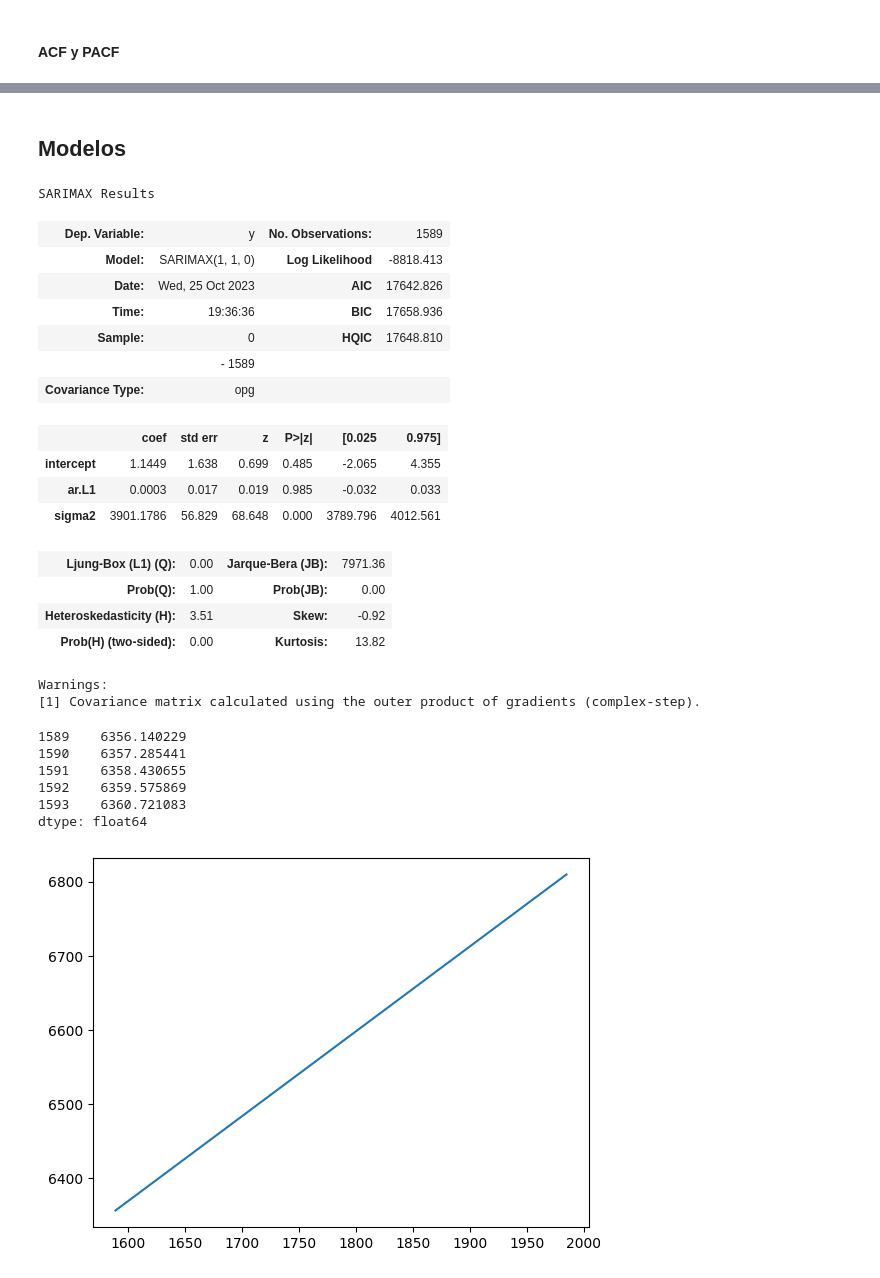
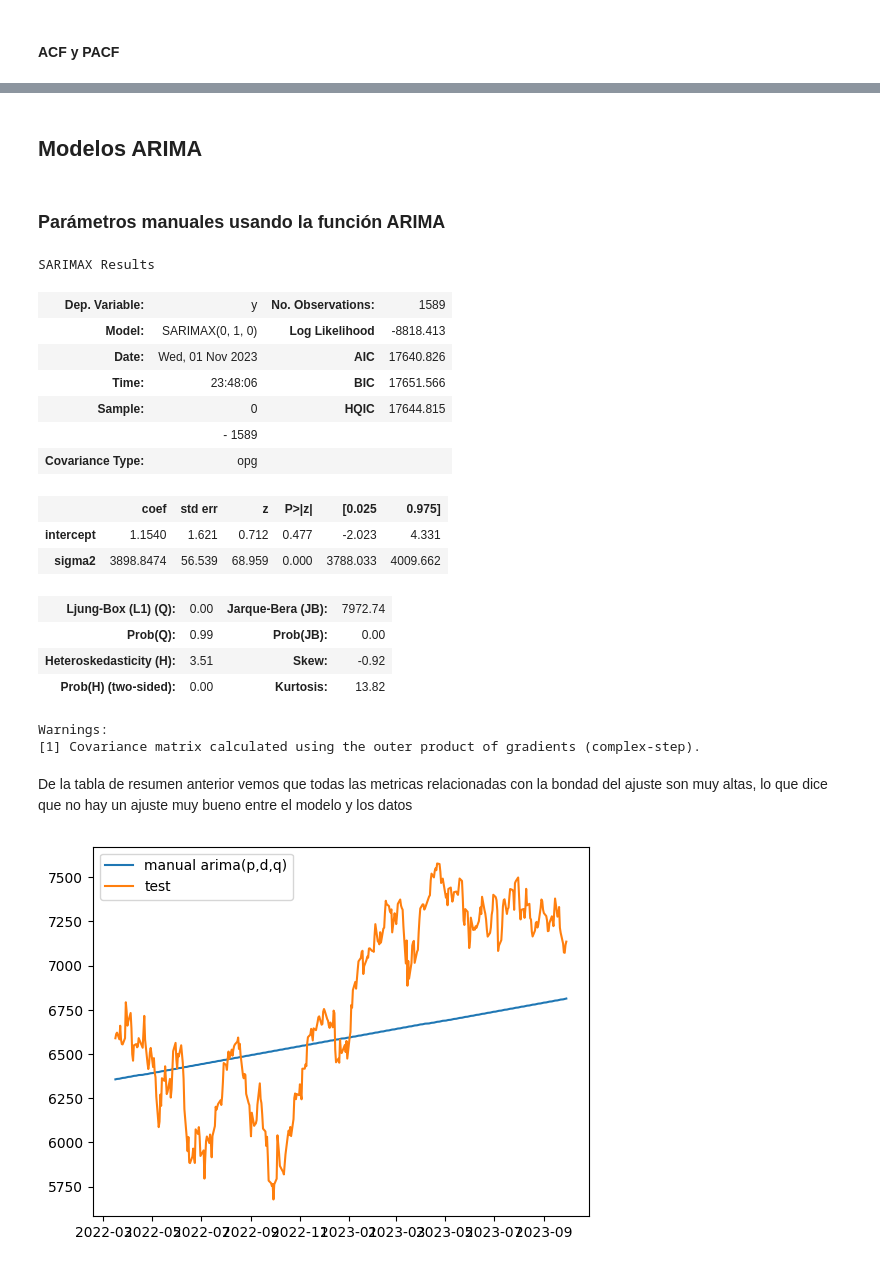
Before and after one commit to SoyAgustin/ARIMA-forecast, a Jupyter notebook: forecast.ipynb, the cells around one changed output, grey strips where cells are left out. Cells and saved outputs as stored; diff of their text form; code cells hidden in the pictures.

```diff
--- a/forecast.ipynb
+++ b/forecast.ipynb
@@ -139,41 +142,38 @@ plt.show()
 # %% [markdown]
-## Modelos
+## Modelos ARIMA
+# %% [markdown]
+### Parámetros manuales usando la función ARIMA
 # %%
-warnings.filterwarnings("ignore", category=UserWarning, message='Non-invertible|Non-stationary')
-model_manual = ARIMA(order=(1,1,0))
-model_manual.fit(y = df_train)
+#warnings.filterwarnings("ignore", category=UserWarning, message='Non-invertible|Non-stationary')
+model_manual = ARIMA(order=(0,1,0))
+model_manual.fit(y = df_train) #Ajusta los mejores coeficientes a los datos de entrenamiento con el modelo ARIMA(0,1,0)
 model_manual.summary()
 # %% [output]
 SARIMAX Results
 | Dep. Variable: | y | No. Observations: | 1589 |
-| Model: | SARIMAX(1, 1, 0) | Log Likelihood | -8818.413 |
-| Date: | Wed, 25 Oct 2023 | AIC | 17642.826 |
-| Time: | 19:36:36 | BIC | 17658.936 |
-| Sample: | 0 | HQIC | 17648.810 |
+| Model: | SARIMAX(0, 1, 0) | Log Likelihood | -8818.413 |
+| Date: | Wed, 01 Nov 2023 | AIC | 17640.826 |
+| Time: | 23:48:06 | BIC | 17651.566 |
+| Sample: | 0 | HQIC | 17644.815 |
 |  | - 1589 |  |  |
 | Covariance Type: | opg |  |  |
 |  | coef | std err | z | P>|z| | [0.025 | 0.975] |
-| intercept | 1.1449 | 1.638 | 0.699 | 0.485 | -2.065 | 4.355 |
-| ar.L1 | 0.0003 | 0.017 | 0.019 | 0.985 | -0.032 | 0.033 |
-| sigma2 | 3901.1786 | 56.829 | 68.648 | 0.000 | 3789.796 | 4012.561 |
+| intercept | 1.1540 | 1.621 | 0.712 | 0.477 | -2.023 | 4.331 |
+| sigma2 | 3898.8474 | 56.539 | 68.959 | 0.000 | 3788.033 | 4009.662 |
-| Ljung-Box (L1) (Q): | 0.00 | Jarque-Bera (JB): | 7971.36 |
-| Prob(Q): | 1.00 | Prob(JB): | 0.00 |
+| Ljung-Box (L1) (Q): | 0.00 | Jarque-Bera (JB): | 7972.74 |
+| Prob(Q): | 0.99 | Prob(JB): | 0.00 |
 | Heteroskedasticity (H): | 3.51 | Skew: | -0.92 |
 | Prob(H) (two-sided): | 0.00 | Kurtosis: | 13.82 |
 Warnings:
 [1] Covariance matrix calculated using the outer product of gradients (complex-step).
-# %%
-forecast_manual = model_manual.predict(df_test.shape[0])
-forecast_manual.head(5)
-# %% [output]
-1589    6356.140229
-1590    6357.285441
-1591    6358.430655
-1592    6359.575869
-1593    6360.721083
-dtype: float64
+# %% [markdown]
+De la tabla de resumen anterior vemos que todas las metricas relacionadas con la bondad del ajuste son muy altas, lo que dice que no hay un ajuste muy bueno entre el modelo y los datos
 # %%
-plt.plot(forecast_manual)
+forecast_manual = model_manual.predict(df_test.shape[0]) #predice el número de observaciones que tiene el conjunto de test
+forecast_manual.index = df_test.index
+plt.plot(forecast_manual,label = "manual arima(p,d,q)")
+plt.plot(df_test,label="test")
+plt.legend()
 plt.show()
 # %% [output]
-[figure, old version]
+[figure, new version]
```
Also changed, not shown: parts of 16 cells of this notebook.
